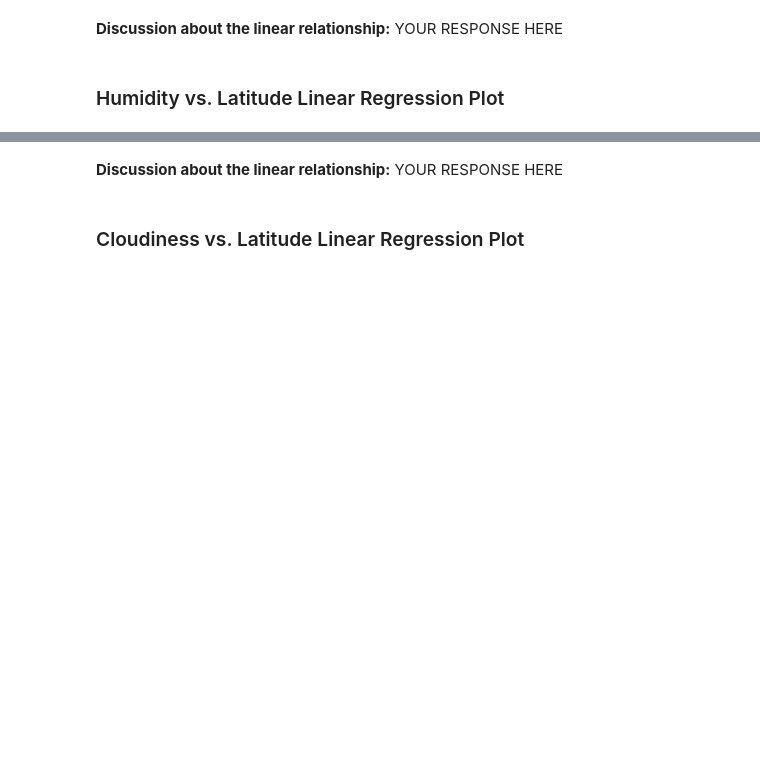
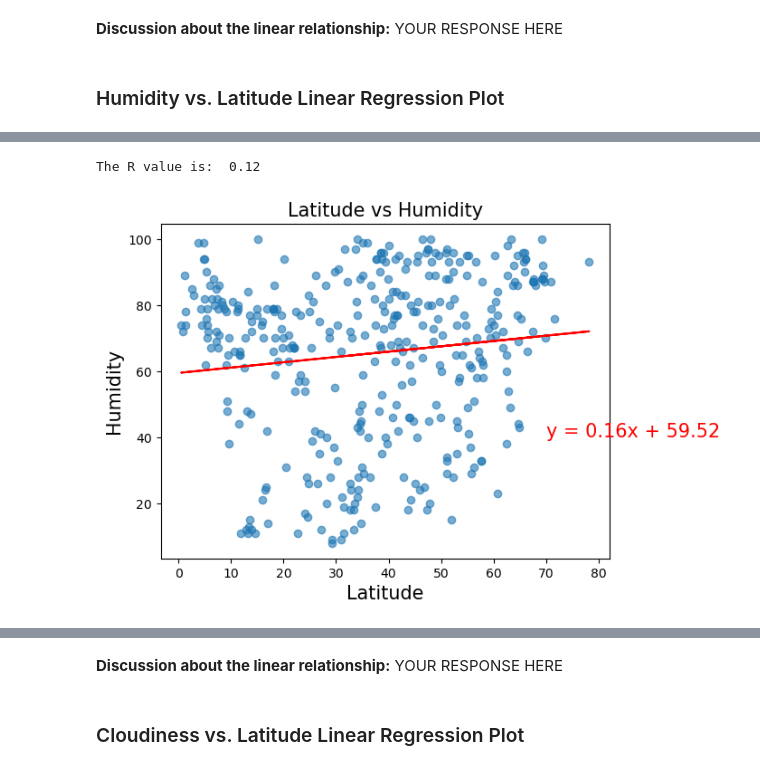
Before and after one commit to JAld3r/python-api-challenge, a Jupyter notebook: WeatherPy/WeatherPy.ipynb, the cells around one changed output, grey strips where cells are left out. Drawn from its saved outputs; the diff is of its cells as text; code cells hidden in the pictures; blank space fills up the shorter version.

```diff
--- a/WeatherPy/WeatherPy.ipynb
+++ b/WeatherPy/WeatherPy.ipynb
@@ -281,7 +281,7 @@ def plot_linear_regression(x_values, y_values, x_label, y_label, text_coordinate
     plt.annotate(line_eq, text_coordinates, fontsize=15, color='red')
 
     r_value = round(rvalue,2)
-    plt.annotate(f"r = {r_value}", (text_coordinates[0], text_coordinates[1] - 20), fontsize=15, color='red')
+    print("The R value is: ", r_value)
     # plot labels
     plt.xlabel(x_label, fontsize=15)
     plt.ylabel(y_label, fontsize=15)
@@ -357,0 +348,12 @@ The r-value is: 0.0002808747046324607
+# %%
+# Northern Hemisphere
+x_values = northern_hemi_df['Lat']
+y_values = northern_hemi_df['Humidity']
+x_label = "Latitude"
+y_label = "Humidity"
+text_coordinates = (70, 40)
+
+plot_linear_regression(x_values, y_values, x_label, y_label, text_coordinates)
+# %% [output]
+The R value is:  0.12
+[figure, added]
```
Also changed, not shown: parts of 13 cells of this notebook.
